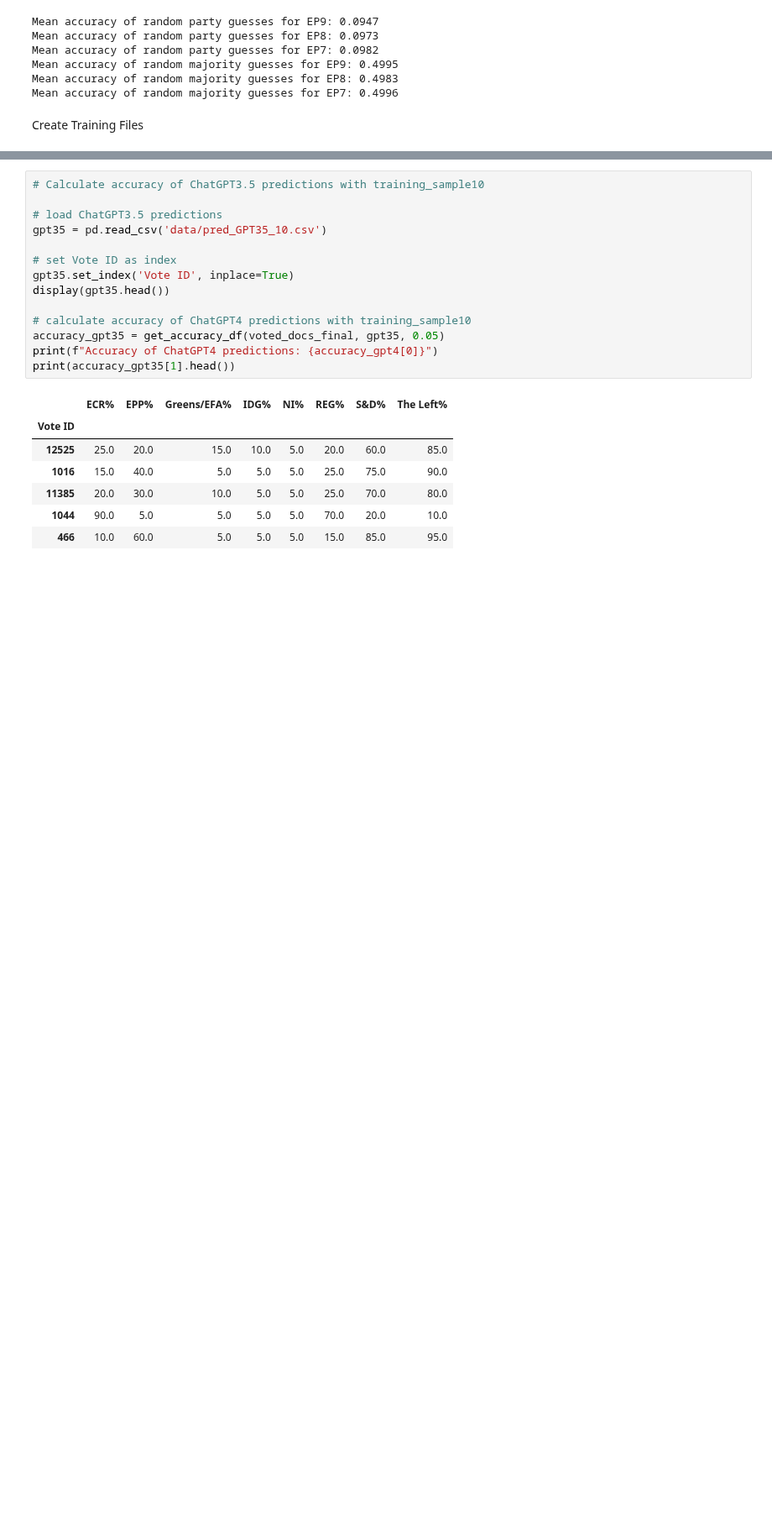
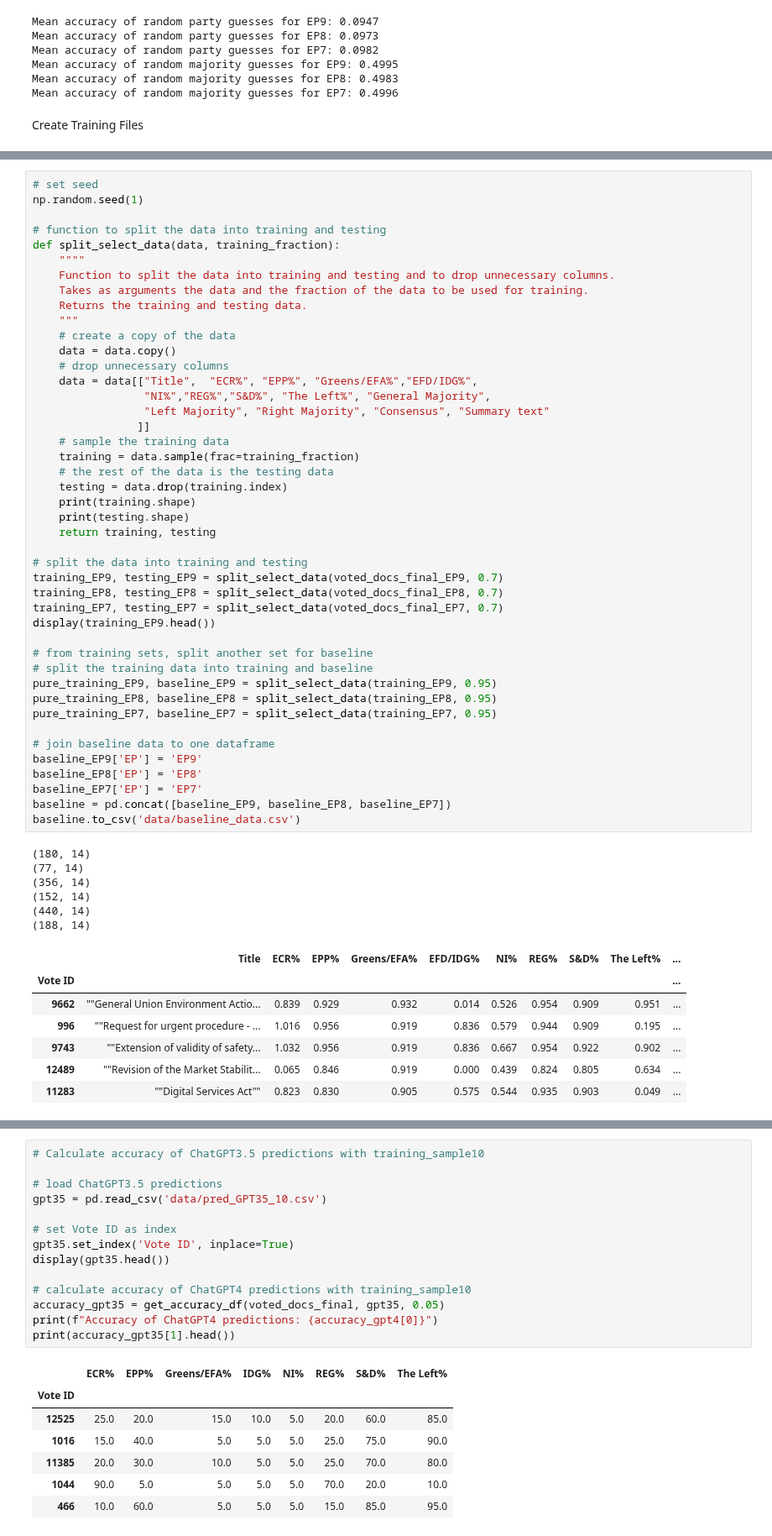
Before and after one commit to izu457/Thesis_Finetuning_GPT3.5_Political_Stance, a Jupyter notebook: Fine-Tuned Classifier.ipynb, the cells around one changed output, grey strips where cells are left out. Shown at 84% size. Cells and saved outputs as stored; diff of their text form; blank space fills up the shorter version.

Commit message:
steps for baseline

```diff
--- a/Fine-Tuned Classifier.ipynb
+++ b/Fine-Tuned Classifier.ipynb
@@ -252,0 +211,58 @@ training_sample50.to_csv('data/training50.csv')
+# %%
+# set seed
+np.random.seed(1)
+
+# function to split the data into training and testing
+def split_select_data(data, training_fraction):
+    """"
+    Function to split the data into training and testing and to drop unnecessary columns.
+    Takes as arguments the data and the fraction of the data to be used for training.
+    Returns the training and testing data.
+    """
+    # create a copy of the data
+    data = data.copy()
+    # drop unnecessary columns
+    data = data[["Title",  "ECR%", "EPP%", "Greens/EFA%","EFD/IDG%",
+                 "NI%","REG%","S&D%", "The Left%", "General Majority",
+                 "Left Majority", "Right Majority", "Consensus", "Summary text"
+                ]]
+    # sample the training data
+    training = data.sample(frac=training_fraction)
+    # the rest of the data is the testing data
+    testing = data.drop(training.index)
+    print(training.shape)
+    print(testing.shape)
+    return training, testing
+
+# split the data into training and testing
+training_EP9, testing_EP9 = split_select_data(voted_docs_final_EP9, 0.7)
+training_EP8, testing_EP8 = split_select_data(voted_docs_final_EP8, 0.7)
+training_EP7, testing_EP7 = split_select_data(voted_docs_final_EP7, 0.7)
+display(training_EP9.head())
+
+# from training sets, split another set for baseline
+# split the training data into training and baseline
+pure_training_EP9, baseline_EP9 = split_select_data(training_EP9, 0.95)
+pure_training_EP8, baseline_EP8 = split_select_data(training_EP8, 0.95)
+pure_training_EP7, baseline_EP7 = split_select_data(training_EP7, 0.95)
+
+# join baseline data to one dataframe
+baseline_EP9['EP'] = 'EP9'
+baseline_EP8['EP'] = 'EP8'
+baseline_EP7['EP'] = 'EP7'
+baseline = pd.concat([baseline_EP9, baseline_EP8, baseline_EP7])
+baseline.to_csv('data/baseline_data.csv')
+# %% [output]
+(180, 14)
+(77, 14)
+(356, 14)
+(152, 14)
+(440, 14)
+(188, 14)
+|  | Title | ECR% | EPP% | Greens/EFA% | EFD/IDG% | NI% | REG% | S&D% | The Left% | ... |
+| Vote ID |  |  |  |  |  |  |  |  |  | ... |
+| 9662 | ""General Union Environment Actio... | 0.839 | 0.929 | 0.932 | 0.014 | 0.526 | 0.954 | 0.909 | 0.951 | ... |
+| 996 | ""Request for urgent procedure - ... | 1.016 | 0.956 | 0.919 | 0.836 | 0.579 | 0.944 | 0.909 | 0.195 | ... |
+| 9743 | ""Extension of validity of safety... | 1.032 | 0.956 | 0.919 | 0.836 | 0.667 | 0.954 | 0.922 | 0.902 | ... |
+| 12489 | ""Revision of the Market Stabilit... | 0.065 | 0.846 | 0.919 | 0.000 | 0.439 | 0.824 | 0.805 | 0.634 | ... |
+| 11283 | ""Digital Services Act"" | 0.823 | 0.830 | 0.905 | 0.575 | 0.544 | 0.935 | 0.903 | 0.049 | ... |
```
Also changed, not shown: parts of 3 cells of this notebook, 2 other files.
